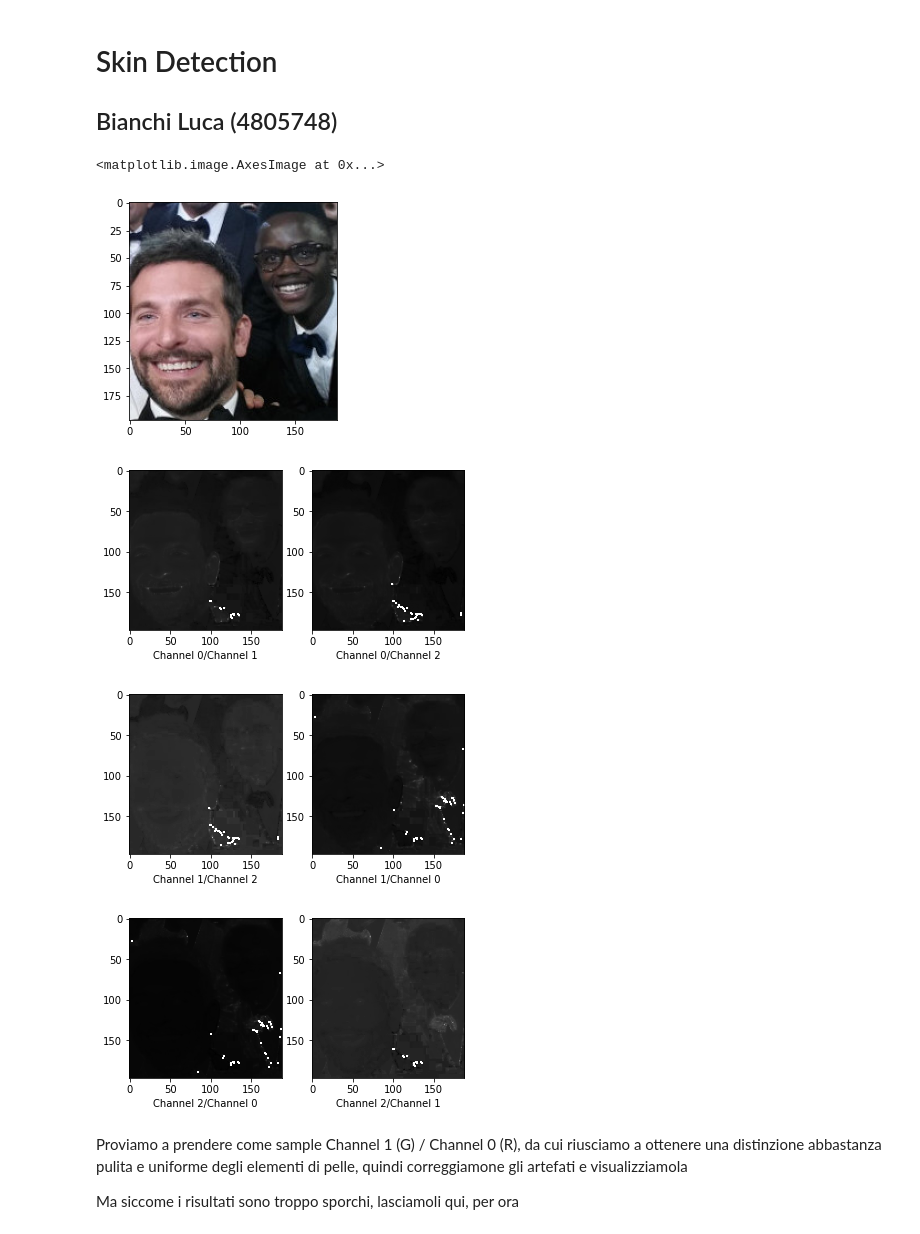
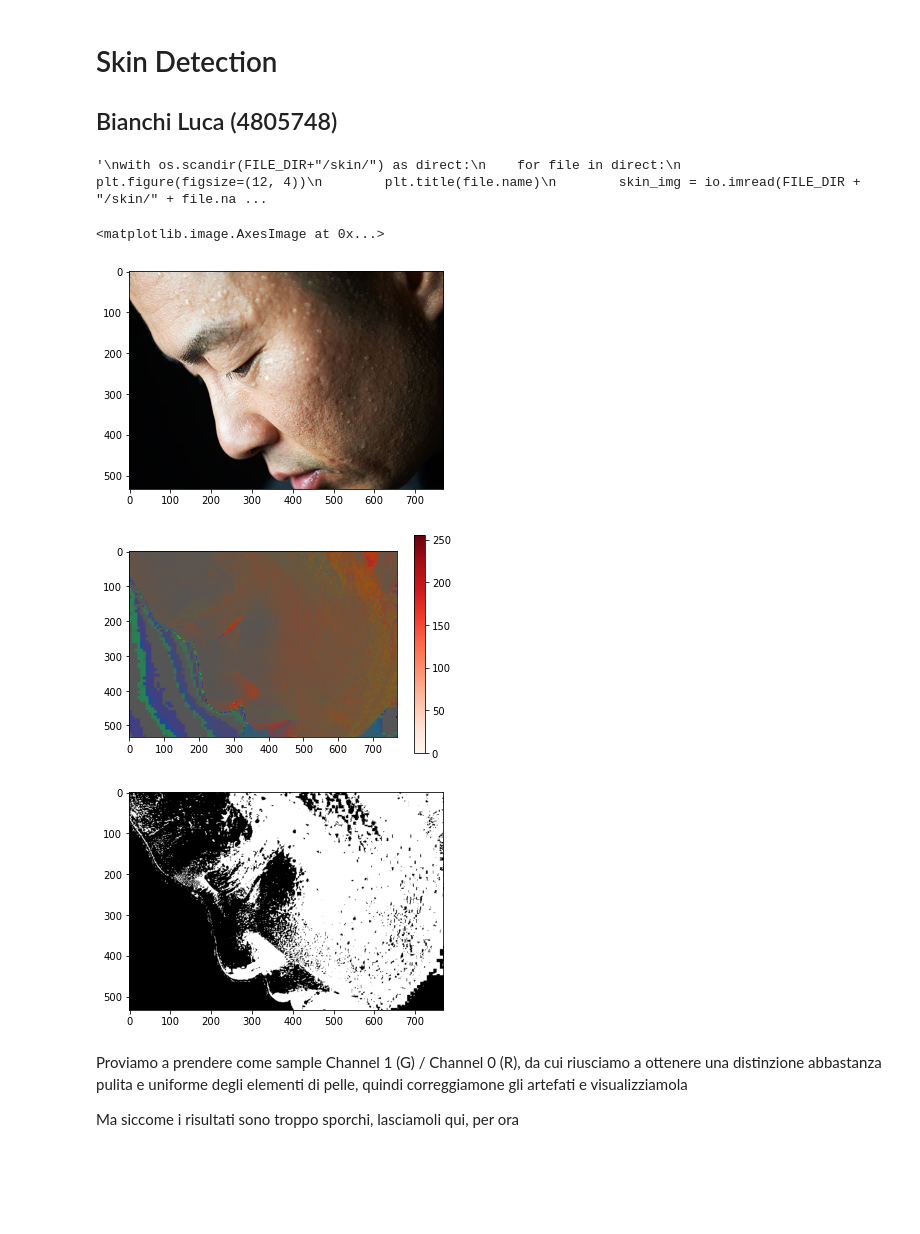
Before and after one commit to lucab1705/Skin_Detection, a Jupyter notebook: SkinDetection.ipynb, the cells around one changed output. Saved outputs shown, nothing was run; the diff lists cells and outputs as text; code cells hidden in the pictures; blank space fills up the shorter version.

```diff
--- a/SkinDetection.ipynb
+++ b/SkinDetection.ipynb
@@ -9,31 +11,58 @@ from skimage import io, color, filters
+# %%
+def normalized(rgb):
+
+        norm=np.zeros_like(rgb,np.float32)
+
+        r = rgb[:, :, 0]
+        g = rgb[:, :, 1]
+        b = rgb[:, :, 2]
+        sum=rgb.sum(axis=2)
+
+        norm[:,:,0]=r/sum*255.0
+        norm[:,:,1]=g/sum*255.0
+        norm[:,:,2]=b/sum*255.0
+
+        norm_rgb=cv.convertScaleAbs(norm)
+        return norm_rgb
 # %%
 outputs = []
 FILE_DIR = './material/images'
-img = io.imread(FILE_DIR + "/BC.jpeg")
-plt.imshow(img)
-# %% [output]
-<matplotlib.image.AxesImage at 0x...>
-[figure, removed]
-# %%
-img_array = np.asarray(img)
-for channel in range(0, img.shape[2]):
-
-    dividend = img_array[:, :, (channel + 1) % img.shape[2]]
-    dividend2 = img_array[:, :, (channel + 2) % img.shape[2]]
-
-    plt.figure()
-    plt.subplot(1,2,1)
-    plt.xlabel('Channel '+str(channel)+'/Channel ' +str((channel+1)%img.shape[2]))
-    outputs.insert(0, img_array[:, :, channel]/dividend)
-    plt.imshow(outputs[0], cmap = "gray")
-    plt.subplot(1,2,2)
-    plt.xlabel('Channel '+str(channel)+'/Channel ' +str((channel+2)%img.shape[2]))
-    outputs.insert(0, img_array[:, :, channel]/dividend2)
-    plt.imshow(outputs[0], cmap = "gray")
-# %% [output]
-[figure, removed]
-[figure, removed]
-[figure, removed]
+# %%
+"""
+with os.scandir(FILE_DIR+"/skin/") as direct:
+    for file in direct:
+        plt.figure(figsize=(12, 4))
+        plt.title(file.name)
+        skin_img = io.imread(FILE_DIR + "/skin/" + file.name)
+        skin_img_array = normalized(np.asarray(skin_img))
+        plt.subplot(1, 4, 1)
+        plt.imshow(skin_img_array)
+        plt.subplot(1, 4, 2)
+        plt.scatter(skin_img_array[:, :, 0], skin_img_array[:, :, 1], norm=True)
+        plt.subplot(1, 4, 3)
+        plt.scatter(skin_img_array[:, :, 0], skin_img_array[:, :, 2], norm=True)
+        plt.subplot(1, 4, 4)
+        plt.scatter(skin_img_array[:, :, 1], skin_img_array[:, :, 2], norm=True)
+"""
+# %% [output]
+'\nwith os.scandir(FILE_DIR+"/skin/") as direct:\n    for file in direct:\n        plt.figure(figsize=(12, 4))\n        plt.title(file.name)\n        skin_img = io.imread(FILE_DIR + "/skin/" + file.na ...
+# %%
+img = io.imread(FILE_DIR + "/manSweatingCloseup.jpg")
+plt.figure()
+plt.imshow(img)
+img_array = np.asarray(img)
+img_array_norm = normalized(img_array)
+plt.figure()
+plt.imshow(img_array_norm, cmap="Reds")
+plt.colorbar(orientation="vertical")
+mask_rg = cv.inRange(img_array_norm[:, :, 0]/img_array_norm[:,:,1], 1.185, 100)
+plt.figure()
+plt.imshow(mask_rg, cmap='gray')
+# %% [output]
+<matplotlib.image.AxesImage at 0x...>
+[figure, added]
+[figure, added]
+[figure, added]
 # %% [markdown]
 Proviamo a prendere come sample Channel 1 (G) / Channel 0 (R), da cui
 riusciamo a ottenere una distinzione abbastanza pulita e uniforme degli elementi
```
Also changed, not shown: parts of 16 cells of this notebook, 48 other files.
